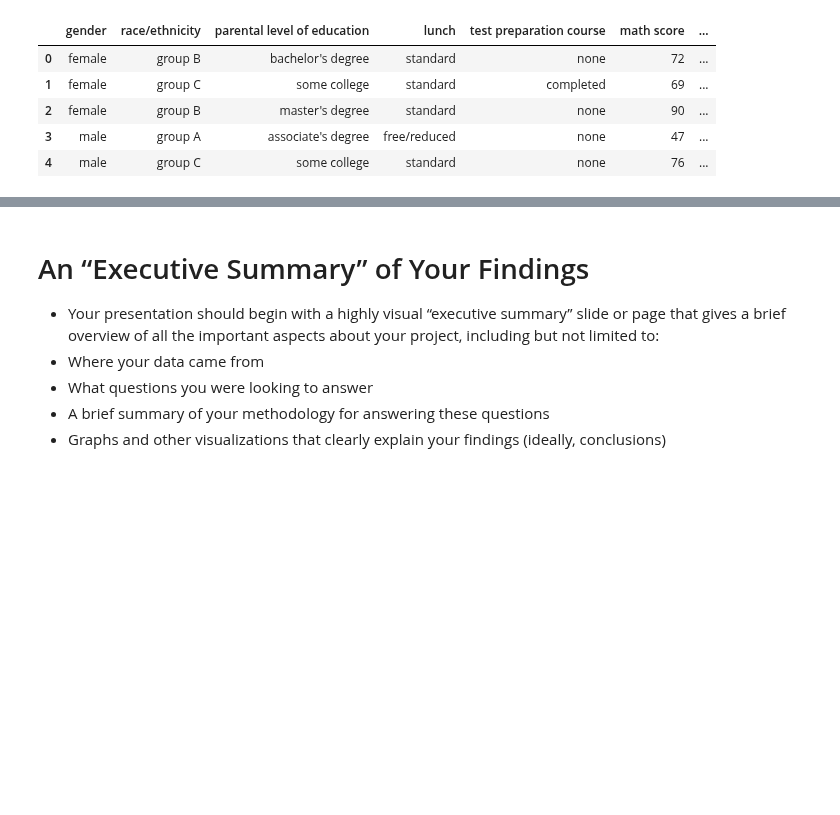
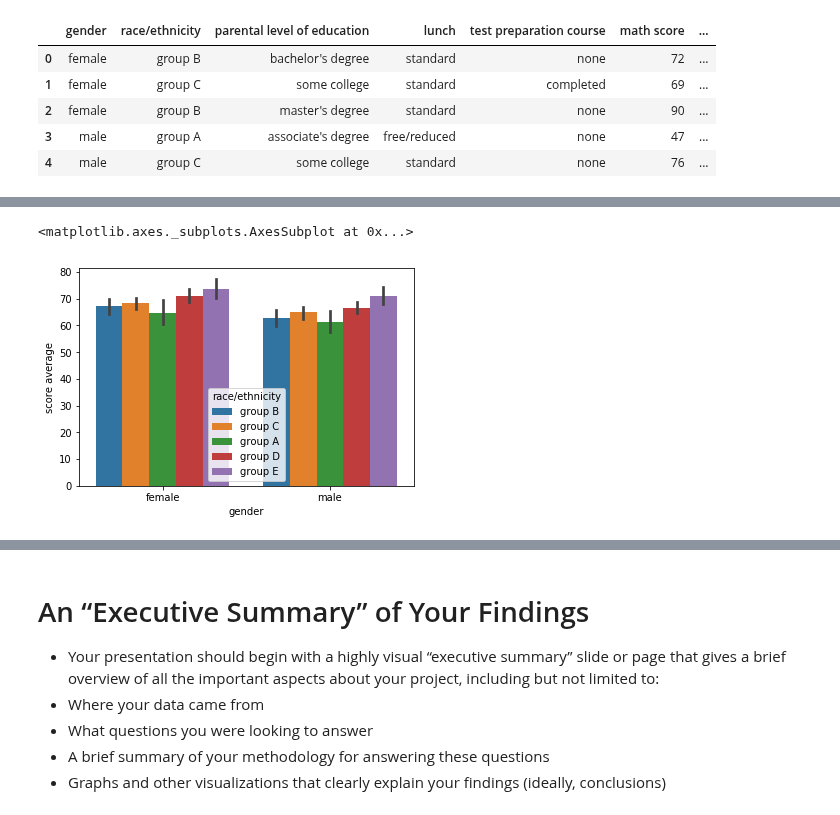
Before and after one commit to natepill/DS1.1, a Jupyter notebook: FinalProject/Students-Test-Performance-Notebook-FINAL.ipynb, the cells around one changed output, grey strips where cells are left out. Drawn from its saved outputs; the diff is of its cells as text; code cells hidden in the pictures; blank space fills up the shorter version.

```diff
--- a/FinalProject/Students-Test-Performance-Notebook-FINAL.ipynb
+++ b/FinalProject/Students-Test-Performance-Notebook-FINAL.ipynb
@@ -76,0 +103,7 @@ df.head()
+# %%
+'''The average scores achieved by males and females based on race/ethnicity'''
+
+sns.barplot(x="gender", y="score average", hue="race/ethnicity", data=df)
+# %% [output]
+<matplotlib.axes._subplots.AxesSubplot at 0x...>
+[figure, added]
```
Also changed, not shown: parts of 15 cells of this notebook, 5 other files.
